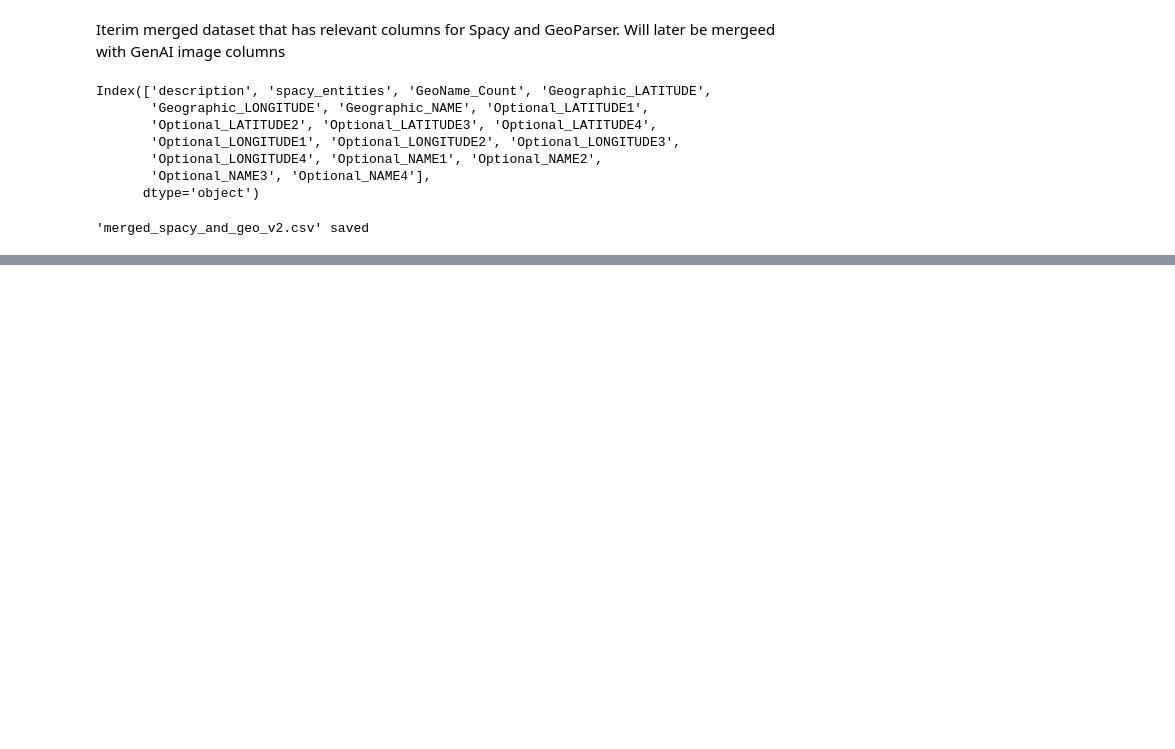
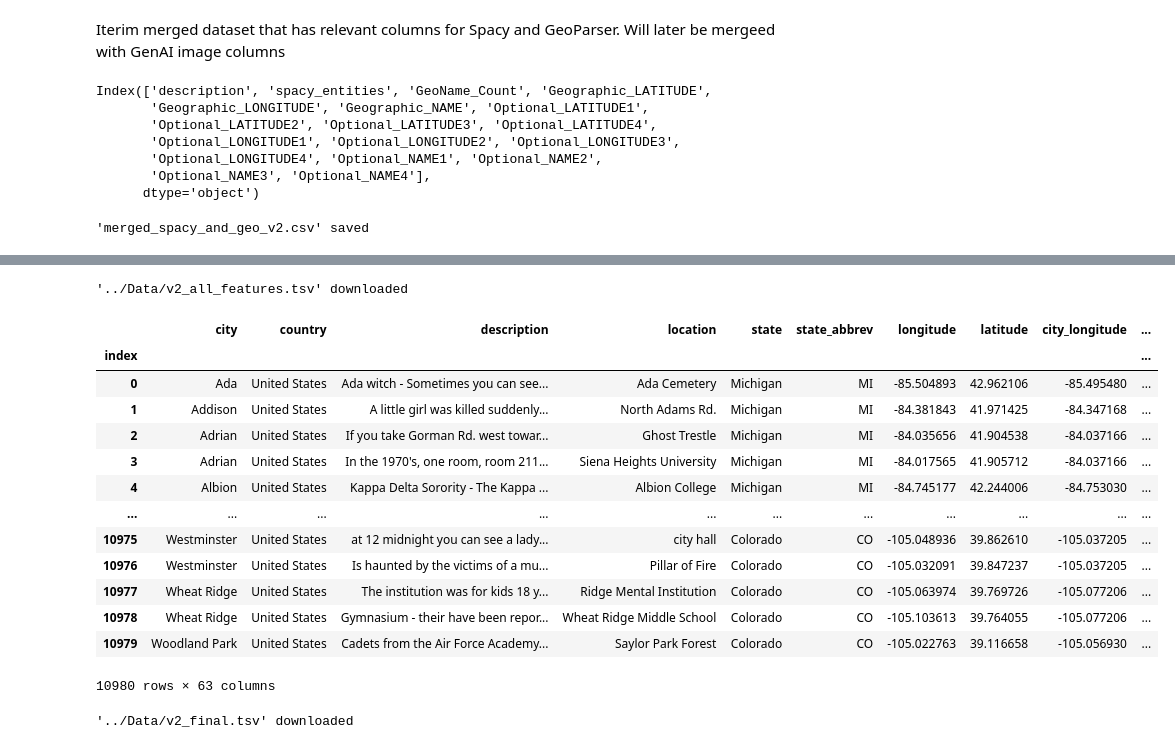
Before and after one commit to DSCI550-Team9-Spring-2025/DSCI550-HW2, a Jupyter notebook: Source/merge_data.ipynb, the cells around one changed output, grey strips where cells are left out. Drawn from its saved outputs; the diff is of its cells as text; code cells hidden in the pictures; blank space fills up the shorter version.

```diff
--- a/Source/merge_data.ipynb
+++ b/Source/merge_data.ipynb
@@ -217,0 +326,48 @@ print("'merged_spacy_and_geo_v2.csv' saved")
+# %%
+df_merge_cleaned.to_csv('../Data/v2_all_features.tsv', sep='\t', index=False)
+print("'../Data/v2_all_features.tsv' downloaded")
+# %% [output]
+'../Data/v2_all_features.tsv' downloaded
+# %%
+df_merge_filtered = df_merge_cleaned[['city', 'country', 'description', 'location', 'state',
+       'state_abbrev', 'longitude', 'latitude', 'city_longitude',
+       'city_latitude', 'Audio Evidence', 'Audio Reasoning', 'Witness Count',
+       'Witness Reasoning', 'Event', 'apparition_types_str',
+       'apparition_adj_str', 'unique_apparition_mentions',
+       'Murder per capita', 'Violent Crime per capita',
+       'Property Crime per capita', 'Undergrad_Grad_Rate', 'HS_Grad_Rate',
+       'STEM_Grad_Percentage', 'Visual Evidence', 'Visual Reasoning',
+       'death_rate_Alzheimer\'s disease', 'death_rate_Cancer',
+       'death_rate_Heart disease', 'death_rate_Unintentional injuries',
+       'death_rate_All causes', 'death_rate_Influenza and pneumonia',
+       'death_rate_Suicide', 'death_rate_Kidney disease', 'death_rate_CLRD',
+       'death_rate_Diabetes', 'Haunted Places Date', 'Alcohol Deaths',
+       'Alcohol Deaths Under 21', 'State', 'time_of_day',
+       'Daylight Data USNO Navy', 'Daylight Data TimeandDate', 'Image Caption',
+       'Image Path', 'caption', 'spacy_entities', 'GeoName_Count',
+       'Geographic_LATITUDE', 'Geographic_LONGITUDE', 'Geographic_NAME',
+       'Optional_LATITUDE1', 'Optional_LATITUDE2', 'Optional_LATITUDE3',
+       'Optional_LATITUDE4', 'Optional_LONGITUDE1', 'Optional_LONGITUDE2',
+       'Optional_LONGITUDE3', 'Optional_LONGITUDE4', 'Optional_NAME1',
+       'Optional_NAME2', 'Optional_NAME3', 'Optional_NAME4']]
+df_merge_filtered
+# %% [output]
+|  | city | country | description | location | state | state_abbrev | longitude | latitude | city_longitude | ... |
+| index |  |  |  |  |  |  |  |  |  | ... |
+| 0 | Ada | United States | Ada witch - Sometimes you can see... | Ada Cemetery | Michigan | MI | -85.504893 | 42.962106 | -85.495480 | ... |
+| 1 | Addison | United States | A little girl was killed suddenly... | North Adams Rd. | Michigan | MI | -84.381843 | 41.971425 | -84.347168 | ... |
+| 2 | Adrian | United States | If you take Gorman Rd. west towar... | Ghost Trestle | Michigan | MI | -84.035656 | 41.904538 | -84.037166 | ... |
+| 3 | Adrian | United States | In the 1970's, one room, room 211... | Siena Heights University | Michigan | MI | -84.017565 | 41.905712 | -84.037166 | ... |
+| 4 | Albion | United States | Kappa Delta Sorority - The Kappa ... | Albion College | Michigan | MI | -84.745177 | 42.244006 | -84.753030 | ... |
+| ... | ... | ... | ... | ... | ... | ... | ... | ... | ... | ... |
+| 10975 | Westminster | United States | at 12 midnight you can see a lady... | city hall | Colorado | CO | -105.048936 | 39.862610 | -105.037205 | ... |
+| 10976 | Westminster | United States | Is haunted by the victims of a mu... | Pillar of Fire | Colorado | CO | -105.032091 | 39.847237 | -105.037205 | ... |
+| 10977 | Wheat Ridge | United States | The institution was for kids 18 y... | Ridge Mental Institution | Colorado | CO | -105.063974 | 39.769726 | -105.077206 | ... |
+| 10978 | Wheat Ridge | United States | Gymnasium - their have been repor... | Wheat Ridge Middle School | Colorado | CO | -105.103613 | 39.764055 | -105.077206 | ... |
+| 10979 | Woodland Park | United States | Cadets from the Air Force Academy... | Saylor Park Forest | Colorado | CO | -105.022763 | 39.116658 | -105.056930 | ... |
+10980 rows × 63 columns
+# %%
+df_merge_filtered.to_csv('../Data/v2_final.tsv', sep='\t')
+print("'../Data/v2_final.tsv' downloaded")
+# %% [output]
+'../Data/v2_final.tsv' downloaded
```
Also changed, not shown: parts of 9 cells of this notebook, 4 other files.
